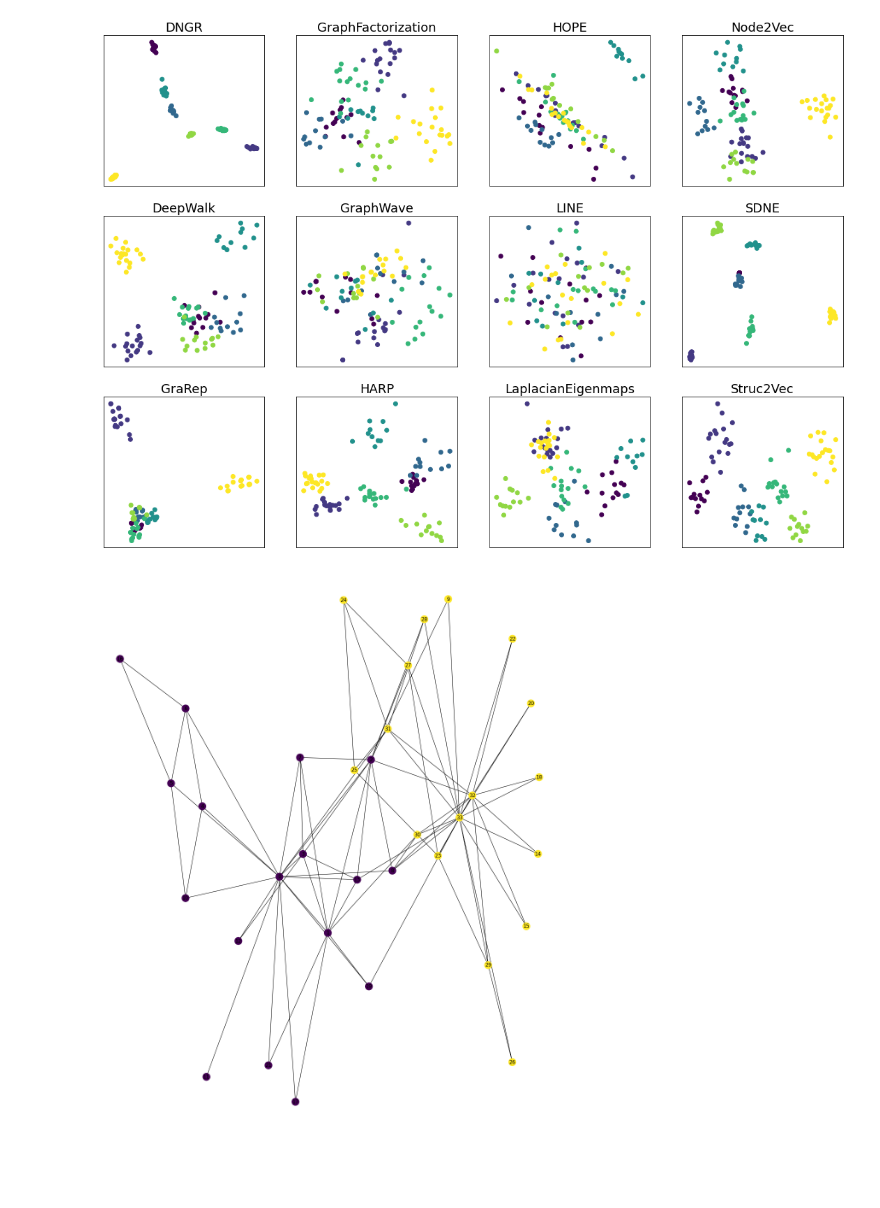
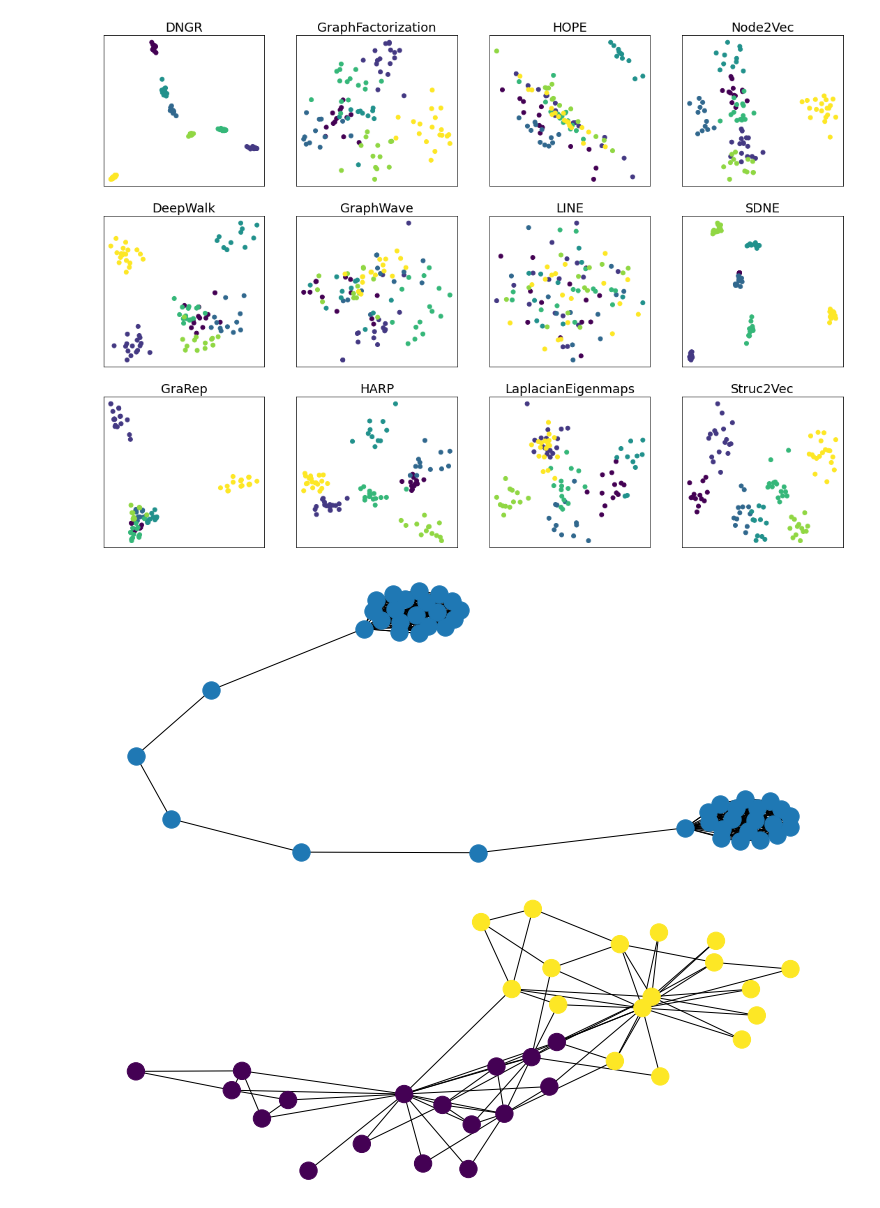
Before and after one commit to lukaszbrzozowski/ReLeGy, a Jupyter notebook: Analysis/SyntheticGraphsAnalysis.ipynb, the cells around one changed output. Cells and saved outputs as stored; diff of their text form; code cells hidden in the pictures; blank space fills up the shorter version.

Commit message:
Classification and visualization analysis alpha

```diff
--- a/Analysis/SyntheticGraphsAnalysis.ipynb
+++ b/Analysis/SyntheticGraphsAnalysis.ipynb
@@ -179,10 +204,14 @@ import relegy.graphs as rlr
 G = rlr.generate_graph("barbell", m1=20, m2=5)
 
 kG, labels = rlr.get_karate_graph()
+# %%
+nx.draw(G)
+# %% [output]
+[figure, added]
 # %%
 node_labs = node_color=np.array(labels)[:, 1]
 _, ix = np.unique(node_labs, return_inverse=True)
 # %%
-nx.draw(kG, with_labels=True, node_color=ix)
+nx.draw(kG, node_color=ix)
 # %% [output]
-[figure, old version]
+[figure, new version]
```
Also changed, not shown: parts of 14 cells of this notebook, 2 other files.
